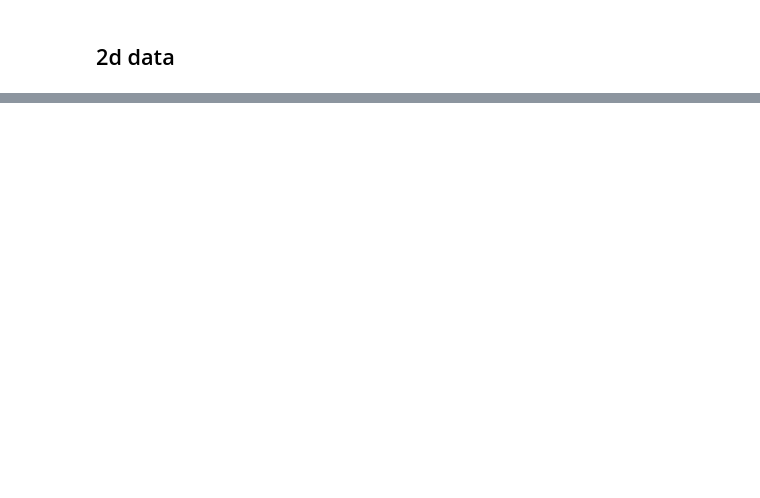
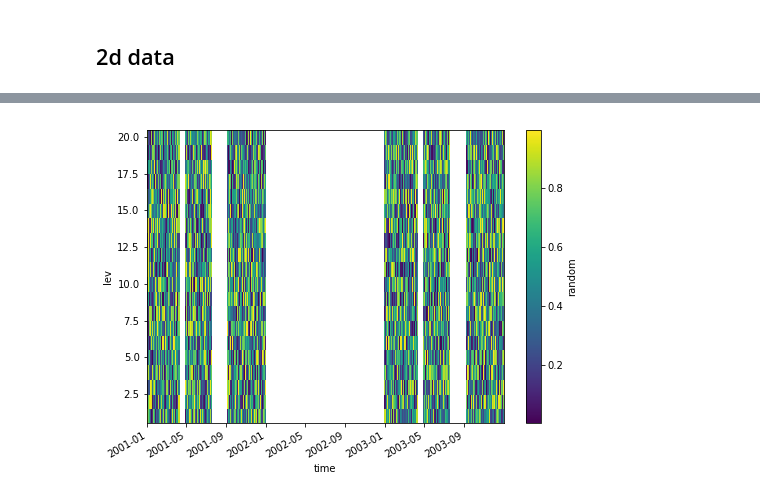
Before and after one commit to suvarchal/bjorn_related, a Jupyter notebook: Louise_contour.ipynb, the cells around one changed output, grey strips where cells are left out. Cells and saved outputs as stored; diff of their text form; code cells hidden in the pictures; blank space fills up the shorter version.

```diff
--- a/Louise_contour.ipynb
+++ b/Louise_contour.ipynb
@@ -108,0 +132,6 @@ xr_data.groupby('time.week').apply(np.mean,axis=0).transpose().random.plot.pcolo
+# %%
+rs=xr_data.resample(time='23H')
+ax=rs.asfreq().random.T.plot.pcolormesh()
+ax.figure.set_size_inches((8,6))
+# %% [output]
+[figure, added]
```
Also changed, not shown: parts of 18 cells of this notebook.
